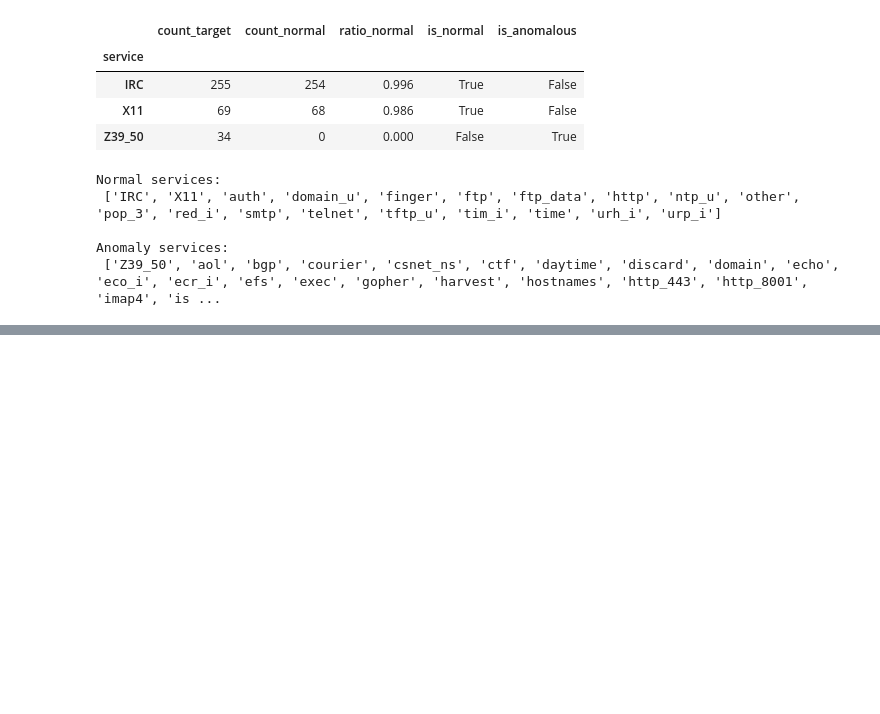
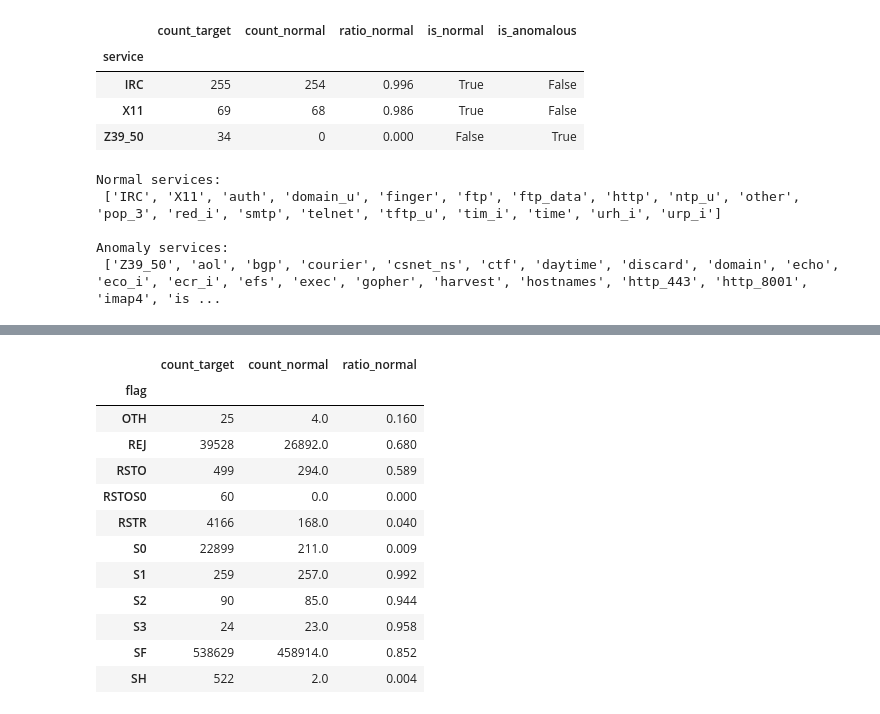
Before and after one commit to JacobPaxton/spark-intrusion-detection, a Jupyter notebook: post_MVP_explore.ipynb, the cells around one changed output, grey strips where cells are left out. Cells and saved outputs as stored; diff of their text form; code cells hidden in the pictures; blank space fills up the shorter version.

```diff
--- a/post_MVP_explore.ipynb
+++ b/post_MVP_explore.ipynb
@@ -299,0 +355,4 @@ Anomaly services:
+# %%
+# groupby
+flag_totals = pd.DataFrame(flag_target.groupby('flag').count_target.sum())
+flag_totals
@@ -299,0 +373,9 @@ Anomaly services:
+# %%
+# loop flags in un-grouped using mask for Normal, use .loc to add to new column in grouped
+norm_tgt_mask = flag_target.target == 'normal'
+for flg in flag_target[norm_tgt_mask].flag.unique():
+    flg_mask = flag_target.flag == flg
+    count_normal = flag_target[norm_tgt_mask & flg_mask].count_target.item()
+    flag_totals.loc[flg, 'count_normal'] = count_normal
+
+flag_totals
@@ -299,0 +396,19 @@ Anomaly services:
+# %%
+# create ratio column of normal / total count
+flag_totals['ratio_normal'] = (flag_totals.count_normal /
+                               flag_totals.count_target).round(3)
+flag_totals
+# %% [output]
+|  | count_target | count_normal | ratio_normal |
+| flag |  |  |  |
+| OTH | 25 | 4.0 | 0.160 |
+| REJ | 39528 | 26892.0 | 0.680 |
+| RSTO | 499 | 294.0 | 0.589 |
+| RSTOS0 | 60 | 0.0 | 0.000 |
+| RSTR | 4166 | 168.0 | 0.040 |
+| S0 | 22899 | 211.0 | 0.009 |
+| S1 | 259 | 257.0 | 0.992 |
+| S2 | 90 | 85.0 | 0.944 |
+| S3 | 24 | 23.0 | 0.958 |
+| SF | 538629 | 458914.0 | 0.852 |
+| SH | 522 | 2.0 | 0.004 |
```
Also changed, not shown: parts of 17 cells of this notebook.
